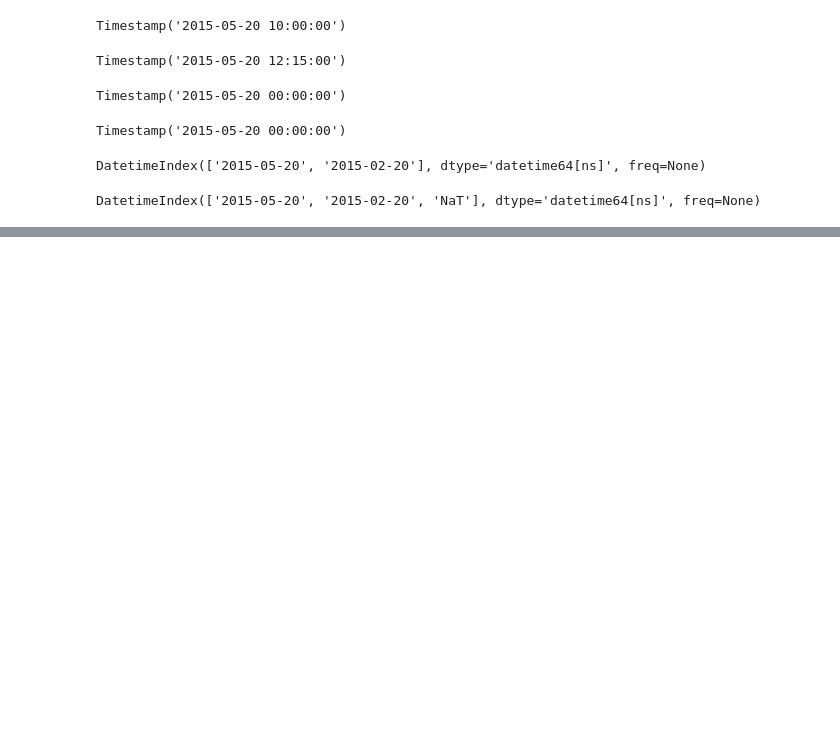
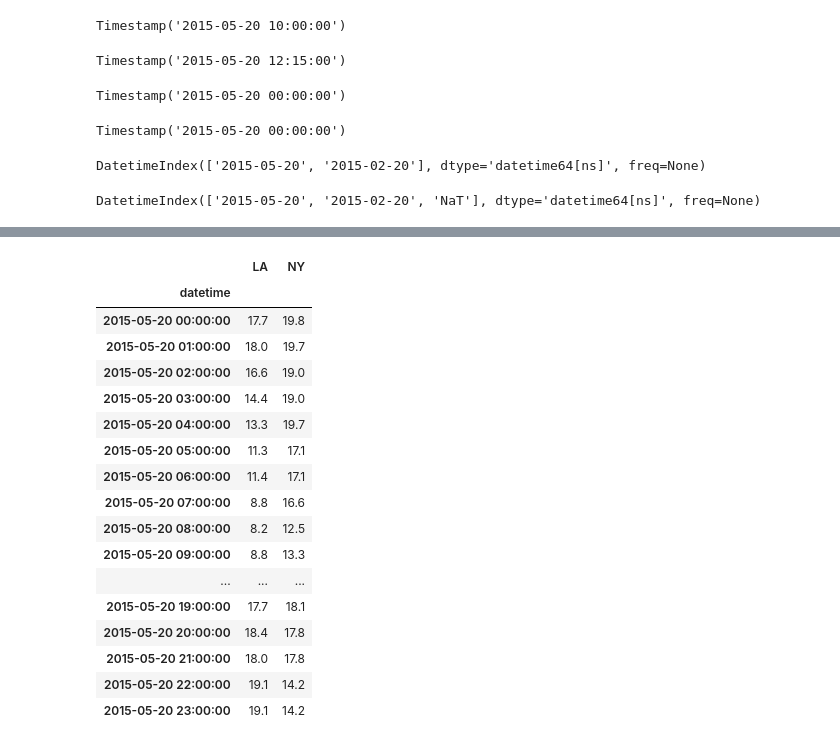
Before and after one commit to Rezamoghadam8810/Algorithmic_trading_tutorial, a Jupyter notebook: work_on_datetime_PANDAS.ipynb, the cells around one changed output, grey strips where cells are left out. Saved outputs shown, nothing was run; the diff lists cells and outputs as text; code cells hidden in the pictures; blank space fills up the shorter version.

```diff
--- a/work_on_datetime_PANDAS.ipynb
+++ b/work_on_datetime_PANDAS.ipynb
@@ -109,0 +120,2 @@ DatetimeIndex(['2015-05-20', '2015-02-20', 'NaT'], dtype='datetime64[ns]', freq=
+# %%
+temp2 = pd.read_csv("/content/temp.csv",parse_dates=["datetime"],index_col="datetime")
@@ -109,0 +185,21 @@ DatetimeIndex(['2015-05-20', '2015-02-20', 'NaT'], dtype='datetime64[ns]', freq=
+# %%
+temp2.loc["2015-05-20"]
+# %% [output]
+|  | LA | NY |
+| datetime |  |  |
+| 2015-05-20 00:00:00 | 17.7 | 19.8 |
+| 2015-05-20 01:00:00 | 18.0 | 19.7 |
+| 2015-05-20 02:00:00 | 16.6 | 19.0 |
+| 2015-05-20 03:00:00 | 14.4 | 19.0 |
+| 2015-05-20 04:00:00 | 13.3 | 19.7 |
+| 2015-05-20 05:00:00 | 11.3 | 17.1 |
+| 2015-05-20 06:00:00 | 11.4 | 17.1 |
+| 2015-05-20 07:00:00 | 8.8 | 16.6 |
+| 2015-05-20 08:00:00 | 8.2 | 12.5 |
+| 2015-05-20 09:00:00 | 8.8 | 13.3 |
+| ... | ... | ... |
+| 2015-05-20 19:00:00 | 17.7 | 18.1 |
+| 2015-05-20 20:00:00 | 18.4 | 17.8 |
+| 2015-05-20 21:00:00 | 18.0 | 17.8 |
+| 2015-05-20 22:00:00 | 19.1 | 14.2 |
+| 2015-05-20 23:00:00 | 19.1 | 14.2 |
```
Also changed, not shown: parts of 18 cells of this notebook.
